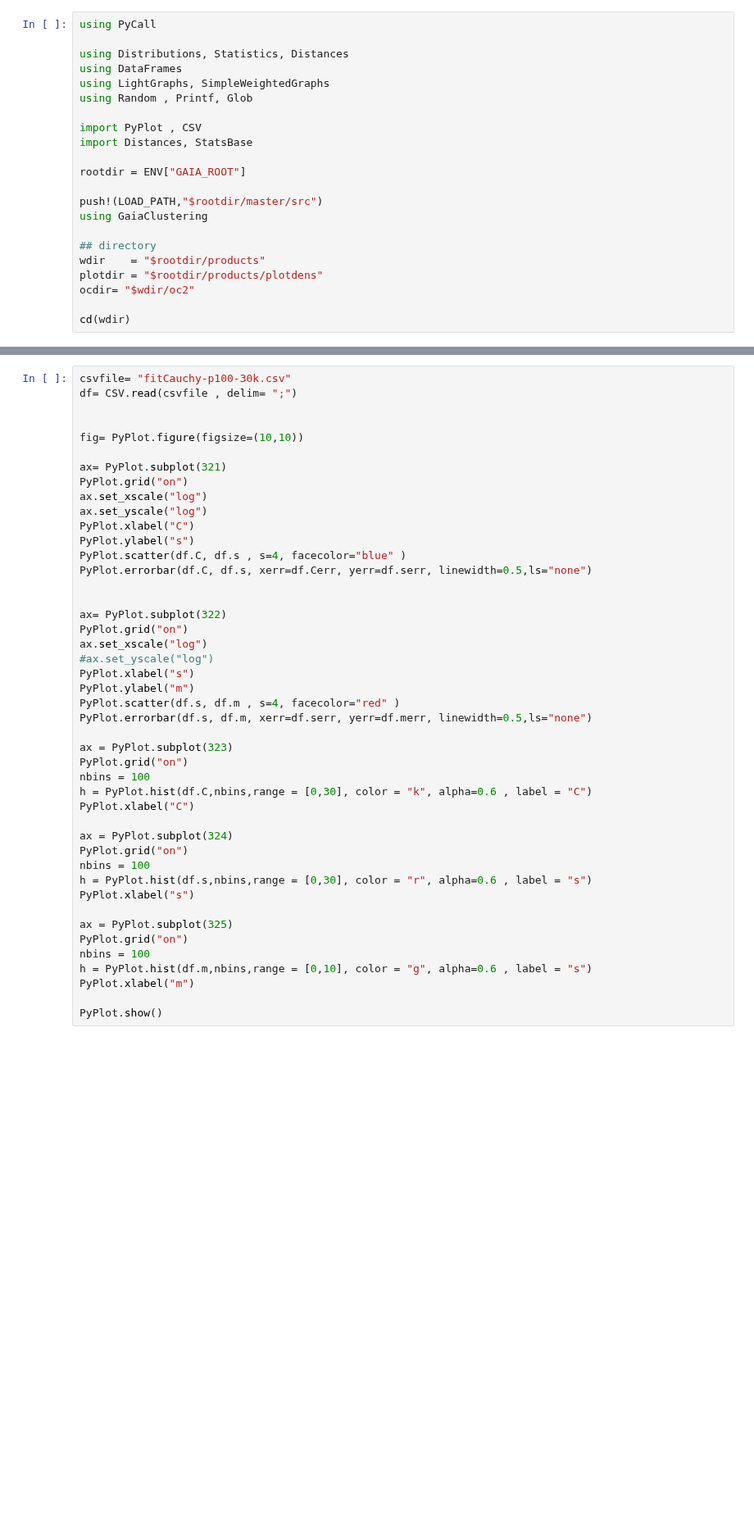
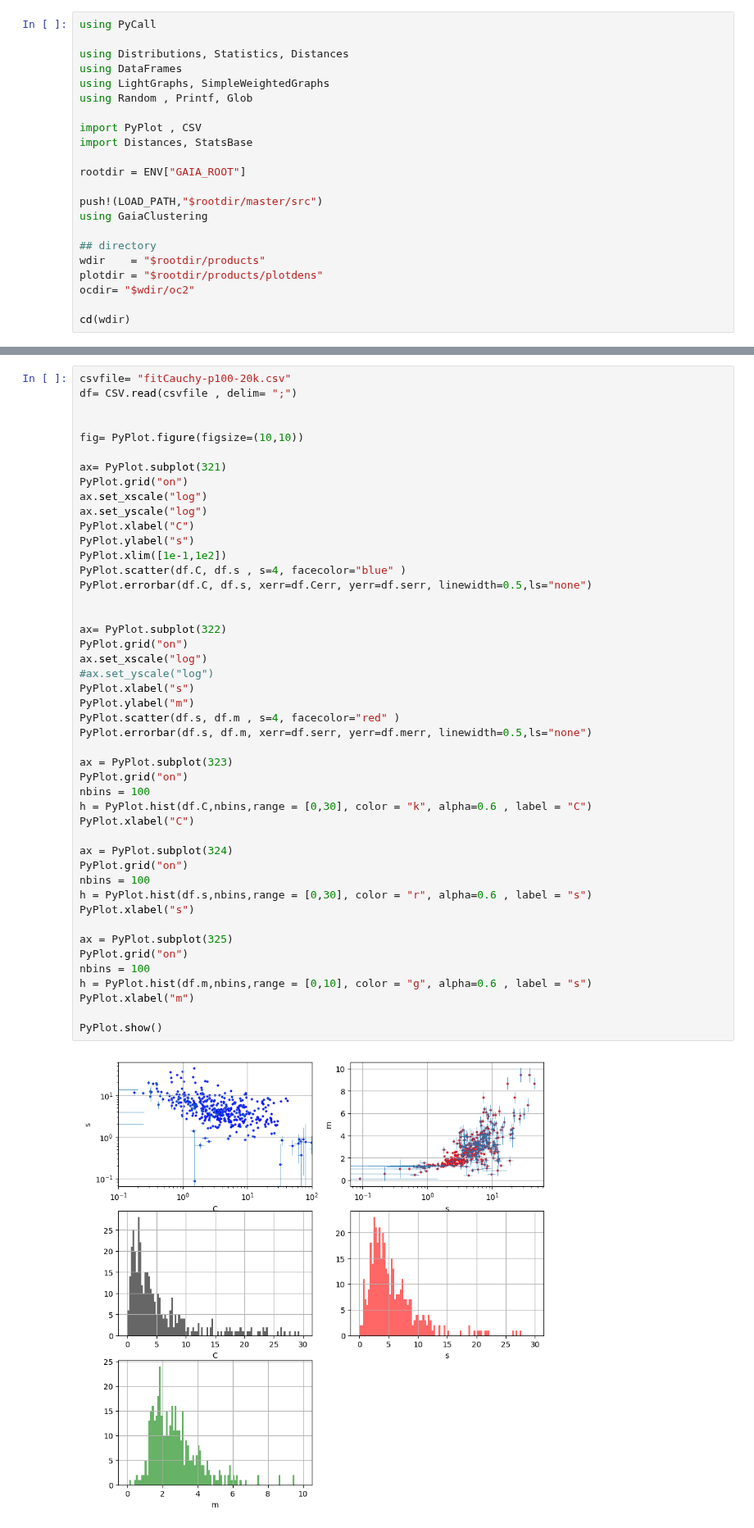
Before and after one commit to bosscha/gaia-shock, a Jupyter notebook: notebooks/analysis/loop_SpatialStructure.ipynb, the cells around one changed output, grey strips where cells are left out. Shown at 82% size. Cells and saved outputs as stored; diff of their text form; blank space fills up the shorter version.

```diff
--- a/notebooks/analysis/loop_SpatialStructure.ipynb
+++ b/notebooks/analysis/loop_SpatialStructure.ipynb
@@ -80,5 +84,5 @@ end
 # %%
-csvfile= "fitCauchy-p100-30k.csv"
+csvfile= "fitCauchy-p100-20k.csv"
 df= CSV.read(csvfile , delim= ";")
 
 
@@ -90,38 +94,41 @@ ax.set_xscale("log")
 ax.set_yscale("log")
 PyPlot.xlabel("C")
 PyPlot.ylabel("s")
+PyPlot.xlim([1e-1,1e2])
 PyPlot.scatter(df.C, df.s , s=4, facecolor="blue" )
 PyPlot.errorbar(df.C, df.s, xerr=df.Cerr, yerr=df.serr, linewidth=0.5,ls="none")
 
 
 ax= PyPlot.subplot(322)
 PyPlot.grid("on")
 ax.set_xscale("log")
 #ax.set_yscale("log")
 PyPlot.xlabel("s")
 PyPlot.ylabel("m")
 PyPlot.scatter(df.s, df.m , s=4, facecolor="red" )
 PyPlot.errorbar(df.s, df.m, xerr=df.serr, yerr=df.merr, linewidth=0.5,ls="none")
 
 ax = PyPlot.subplot(323)
 PyPlot.grid("on")
 nbins = 100
 h = PyPlot.hist(df.C,nbins,range = [0,30], color = "k", alpha=0.6 , label = "C")
 PyPlot.xlabel("C")
 
 ax = PyPlot.subplot(324)
 PyPlot.grid("on")
 nbins = 100
 h = PyPlot.hist(df.s,nbins,range = [0,30], color = "r", alpha=0.6 , label = "s")
 PyPlot.xlabel("s")
 
 ax = PyPlot.subplot(325)
 PyPlot.grid("on")
 nbins = 100
 h = PyPlot.hist(df.m,nbins,range = [0,10], color = "g", alpha=0.6 , label = "s")
 PyPlot.xlabel("m")
 
 PyPlot.show()
+# %% [output]
+[figure, added]
 # %% [markdown]
 --------------
 ## Checking all the fit with data.
```
Also changed, not shown: parts of 3 cells of this notebook, 1 other file.
